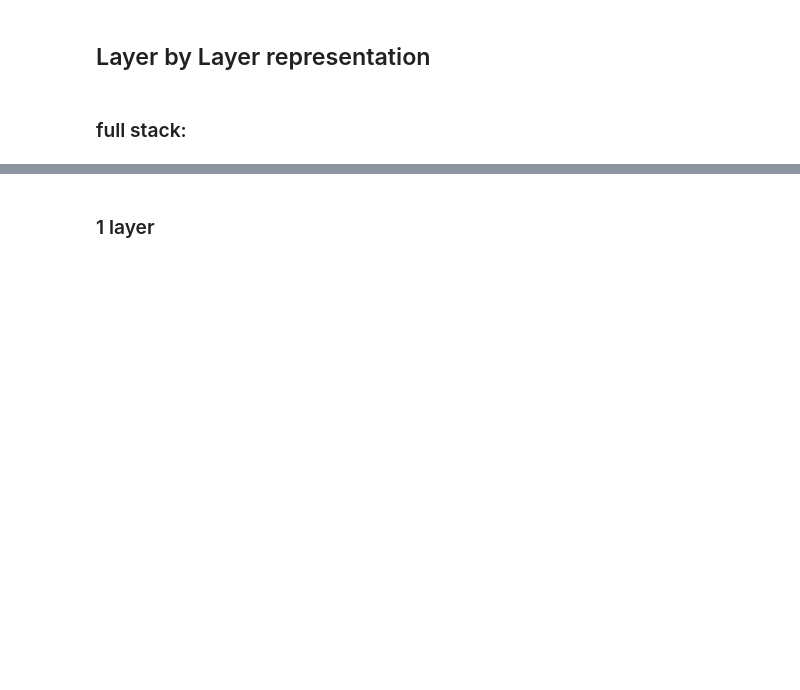
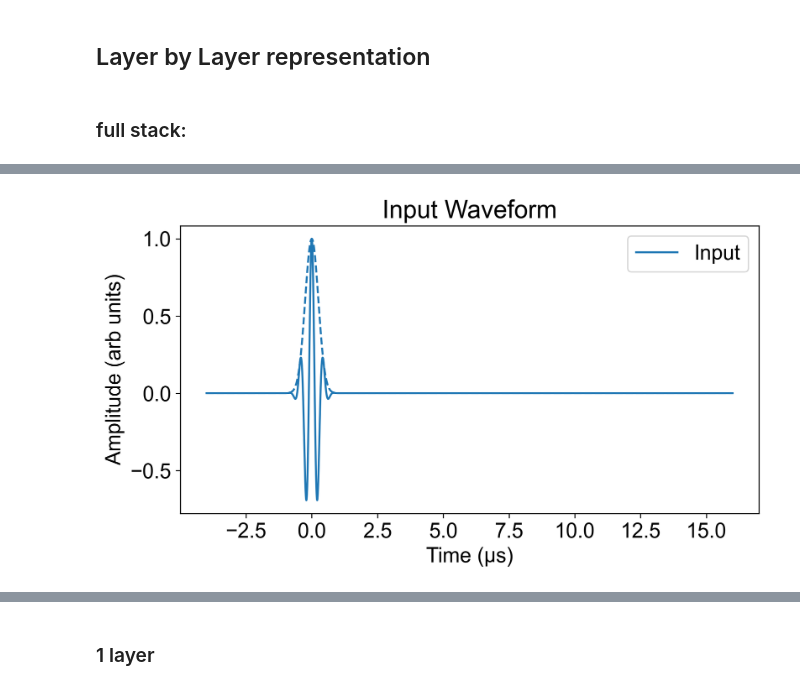
Before and after one commit to changbatterygroup/ultrasonic_ml, a Jupyter notebook: Notebooks/toy_tmm_modeling/SS_model.ipynb, the cells around one changed output, grey strips where cells are left out. Saved outputs shown, nothing was run; the diff lists cells and outputs as text; code cells hidden in the pictures; blank space fills up the shorter version.

```diff
--- a/Notebooks/toy_tmm_modeling/SS_model.ipynb
+++ b/Notebooks/toy_tmm_modeling/SS_model.ipynb
@@ -225,0 +222,10 @@ tmm.style_stack_df(layers_df)
+# %%
+input_waveform = np.exp(-0.5 * ((t - t0) / sigma)**2) * np.cos(2 * np.pi * f0 * (t - t0))
+input_envelope = np.abs(signal.hilbert(input_waveform))
+
+crop = slice(0, 10000)
+fig,ax = plt.subplots(figsize=(8,4))
+ax = tmm.plot_waveforms((t*1e6)[crop], [input_waveform[crop]], [input_envelope[crop]],
+                        labels=['Input'], ax=ax, title="Input Waveform", x_label="Time (μs)", y_label="Amplitude (arb units)")
+# %% [output]
+[figure, added]
```
Also changed, not shown: parts of 58 cells of this notebook, 1 other file.
